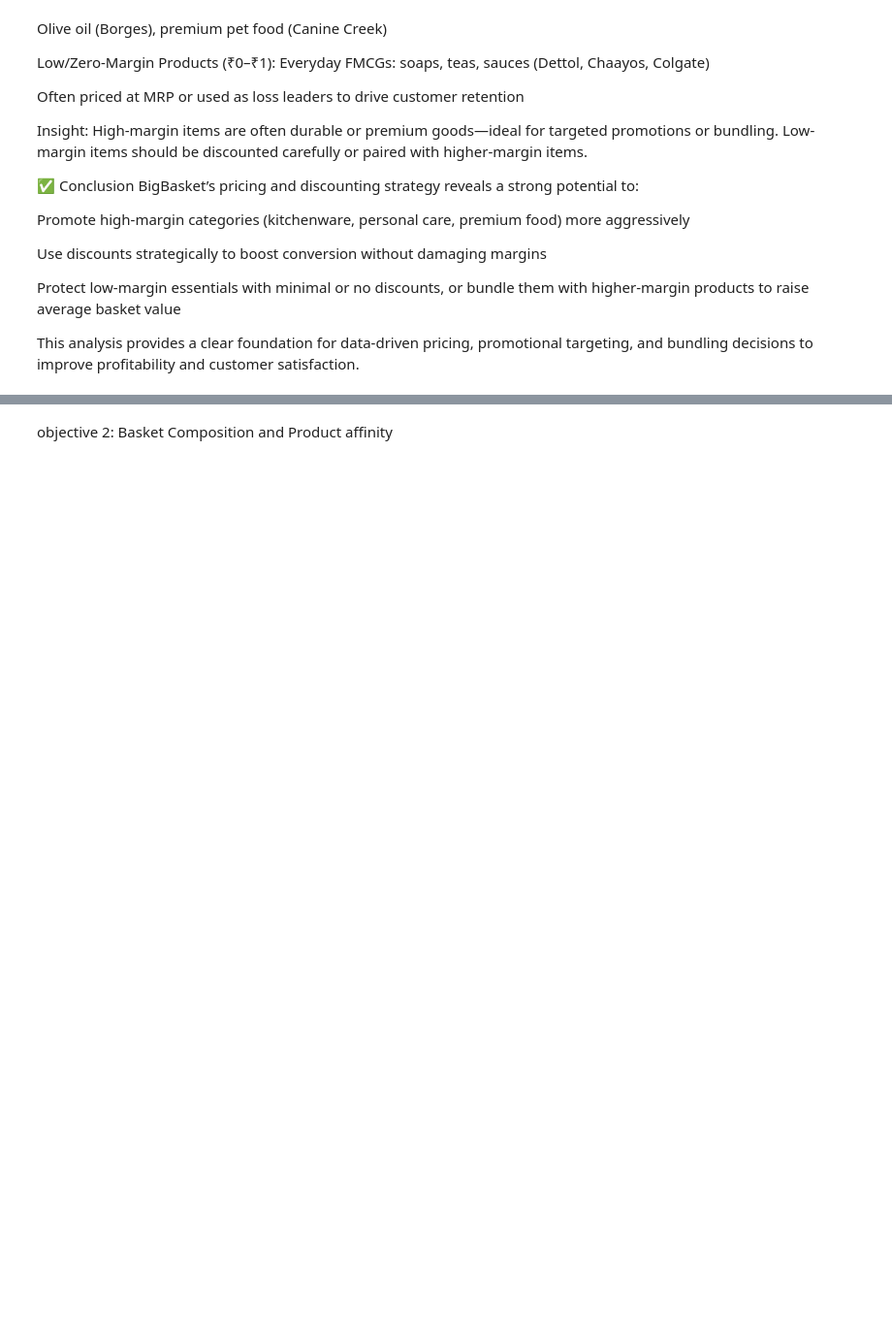
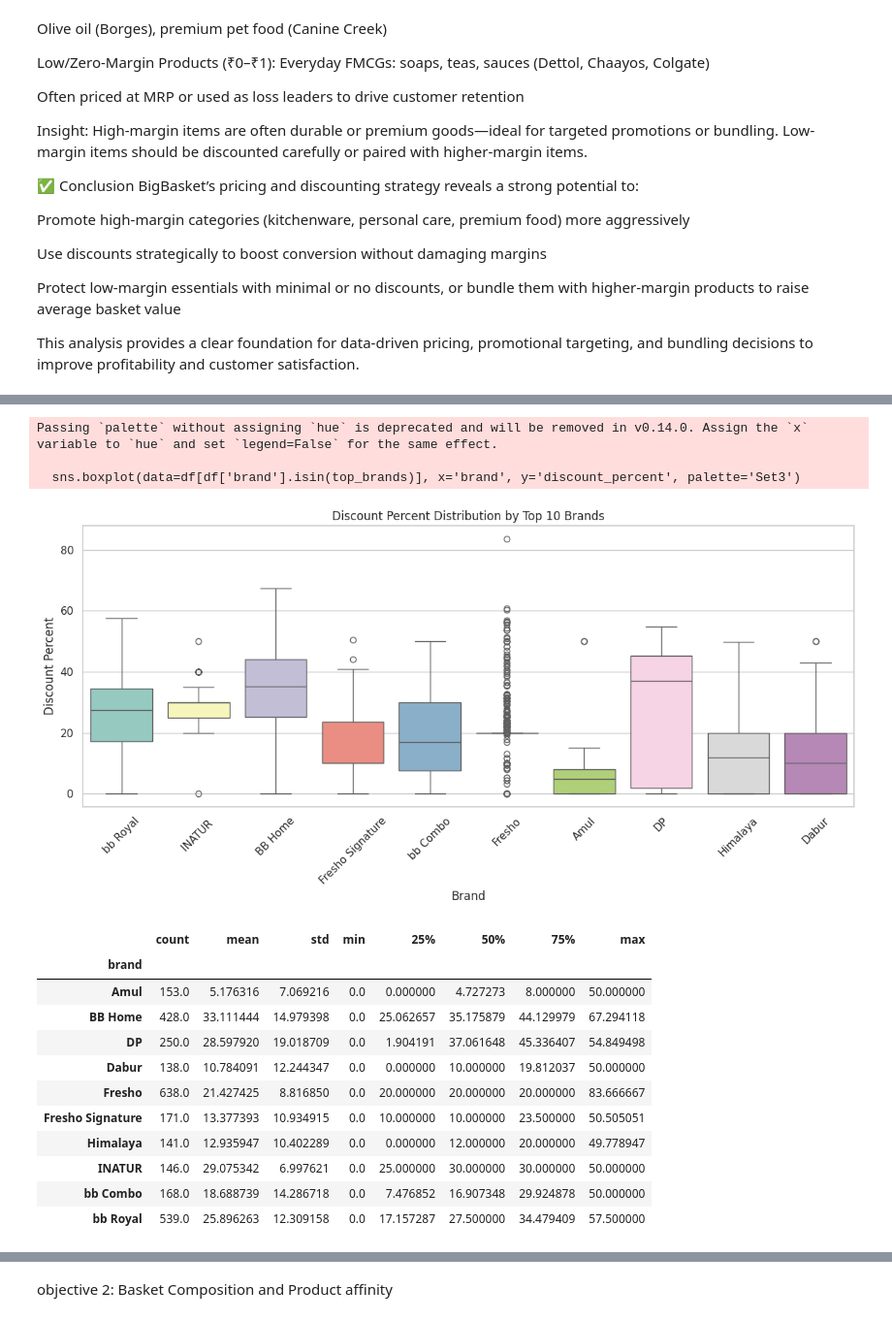
Before and after one commit to AthiraBinod-19/Business-Analytics, a Jupyter notebook: Datacleaning.ipynb, the cells around one changed output, grey strips where cells are left out. Shown at 97% size. Drawn from its saved outputs; the diff is of its cells as text; code cells hidden in the pictures; blank space fills up the shorter version.

```diff
--- a/Datacleaning.ipynb
+++ b/Datacleaning.ipynb
@@ -725,0 +810,29 @@ This analysis provides a clear foundation for data-driven pricing, promotional t
+# %%
+# 3. Boxplot of Discount Percent by Top 10 Brands
+top_brands = df['brand'].value_counts().nlargest(10).index
+plt.figure(figsize=(12, 6))
+sns.boxplot(data=df[df['brand'].isin(top_brands)], x='brand', y='discount_percent', palette='Set3')
+plt.title('Discount Percent Distribution by Top 10 Brands')
+plt.xlabel('Brand')
+plt.ylabel('Discount Percent')
+plt.xticks(rotation=45)
+plt.tight_layout()
+plt.show()
+df[df['brand'].isin(top_brands)].groupby('brand')['discount_percent'].describe()
+# %% [output]
+Passing `palette` without assigning `hue` is deprecated and will be removed in v0.14.0. Assign the `x` variable to `hue` and set `legend=False` for the same effect.
+
+  sns.boxplot(data=df[df['brand'].isin(top_brands)], x='brand', y='discount_percent', palette='Set3')
+[figure, added]
+|  | count | mean | std | min | 25% | 50% | 75% | max |
+| brand |  |  |  |  |  |  |  |  |
+| Amul | 153.0 | 5.176316 | 7.069216 | 0.0 | 0.000000 | 4.727273 | 8.000000 | 50.000000 |
+| BB Home | 428.0 | 33.111444 | 14.979398 | 0.0 | 25.062657 | 35.175879 | 44.129979 | 67.294118 |
+| DP | 250.0 | 28.597920 | 19.018709 | 0.0 | 1.904191 | 37.061648 | 45.336407 | 54.849498 |
+| Dabur | 138.0 | 10.784091 | 12.244347 | 0.0 | 0.000000 | 10.000000 | 19.812037 | 50.000000 |
+| Fresho | 638.0 | 21.427425 | 8.816850 | 0.0 | 20.000000 | 20.000000 | 20.000000 | 83.666667 |
+| Fresho Signature | 171.0 | 13.377393 | 10.934915 | 0.0 | 10.000000 | 10.000000 | 23.500000 | 50.505051 |
+| Himalaya | 141.0 | 12.935947 | 10.402289 | 0.0 | 0.000000 | 12.000000 | 20.000000 | 49.778947 |
+| INATUR | 146.0 | 29.075342 | 6.997621 | 0.0 | 25.000000 | 30.000000 | 30.000000 | 50.000000 |
+| bb Combo | 168.0 | 18.688739 | 14.286718 | 0.0 | 7.476852 | 16.907348 | 29.924878 | 50.000000 |
+| bb Royal | 539.0 | 25.896263 | 12.309158 | 0.0 | 17.157287 | 27.500000 | 34.479409 | 57.500000 |
```
Also changed, not shown: parts of 13 cells of this notebook.
